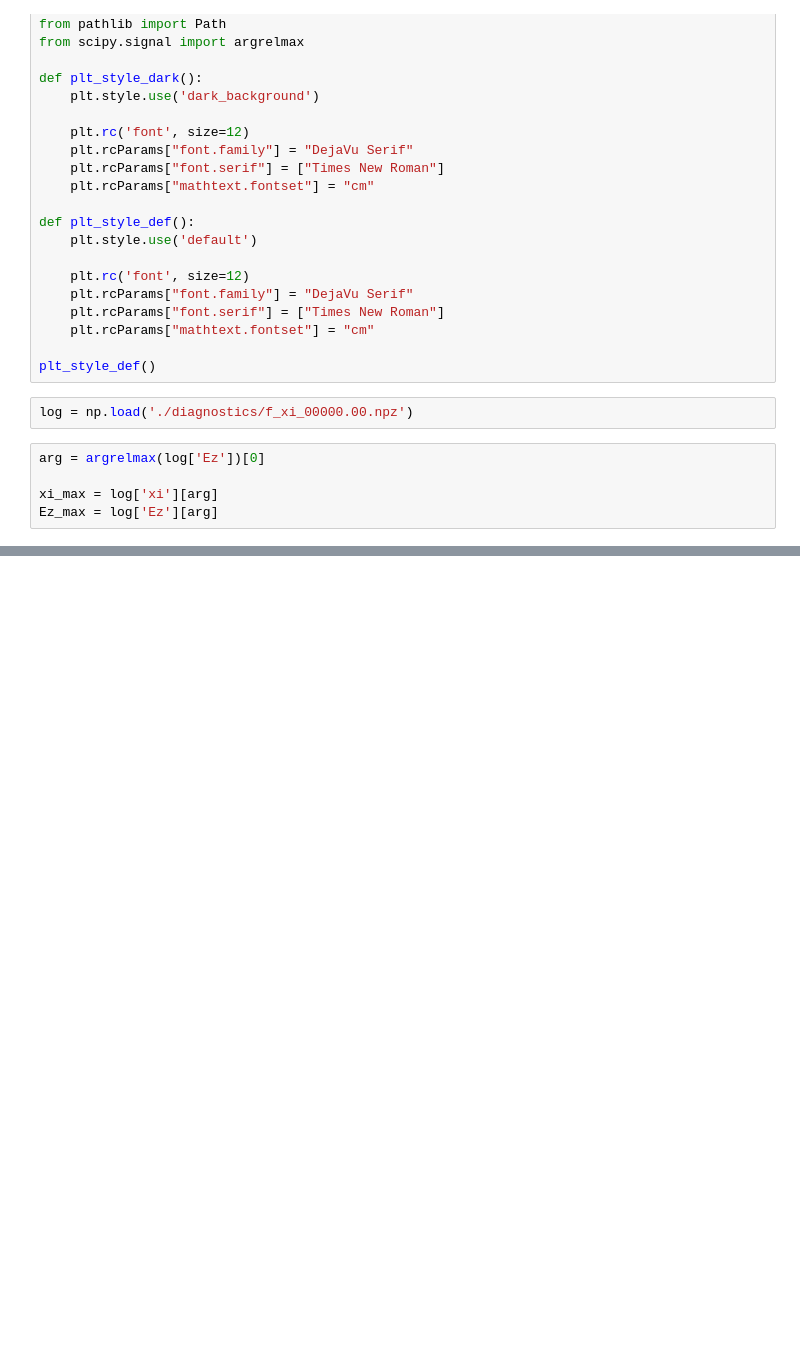
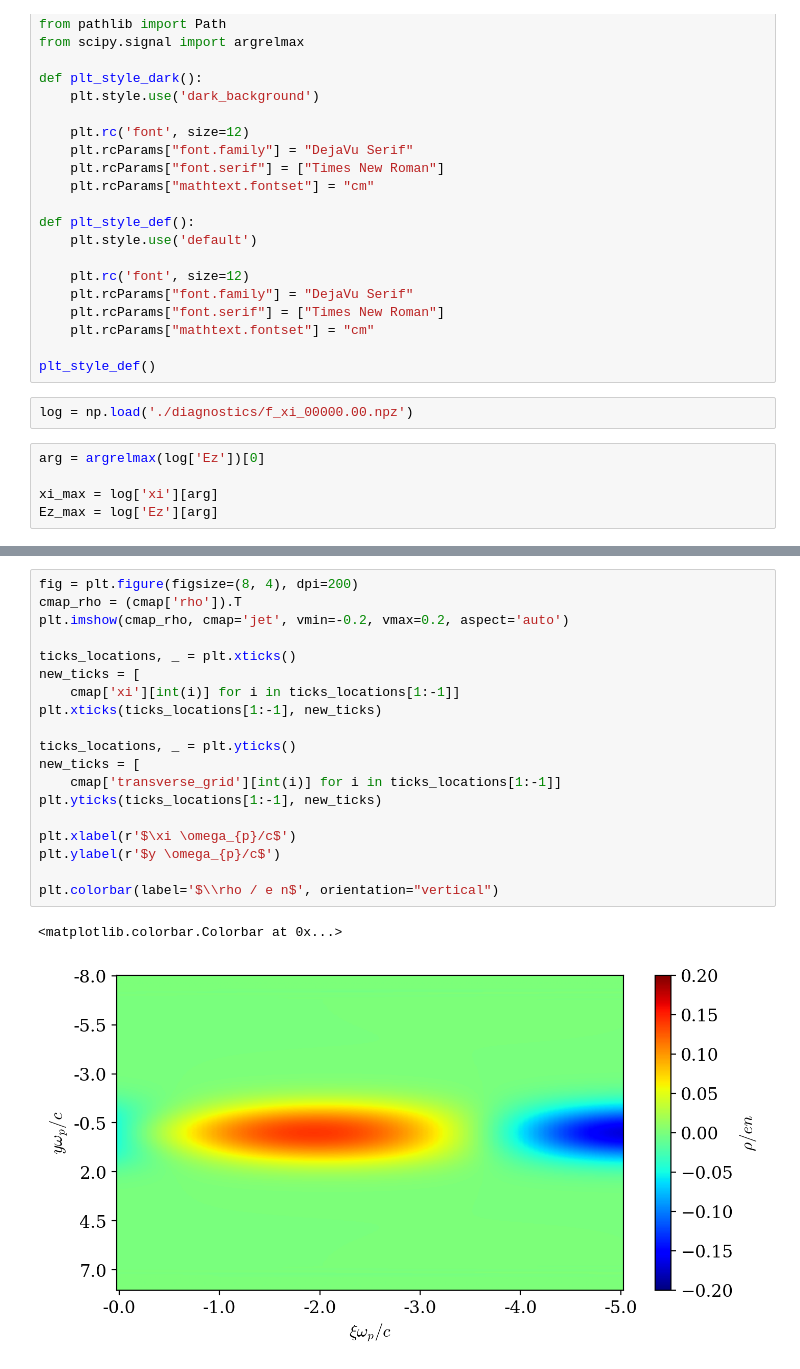
Before and after one commit to lcodePy-team/lcodePy, a Jupyter notebook: diag_proc.ipynb, the cells around one changed output, grey strips where cells are left out. Saved outputs shown, nothing was run; the diff lists cells and outputs as text; blank space fills up the shorter version.

```diff
--- a/diag_proc.ipynb
+++ b/diag_proc.ipynb
@@ -72,0 +87,22 @@ plt.colorbar(label='$E_z/E_0$', orientation="vertical")
+# %%
+fig = plt.figure(figsize=(8, 4), dpi=200)
+cmap_rho = (cmap['rho']).T
+plt.imshow(cmap_rho, cmap='jet', vmin=-0.2, vmax=0.2, aspect='auto')
+
+ticks_locations, _ = plt.xticks()
+new_ticks = [
+    cmap['xi'][int(i)] for i in ticks_locations[1:-1]]
+plt.xticks(ticks_locations[1:-1], new_ticks)
+
+ticks_locations, _ = plt.yticks()
+new_ticks = [
+    cmap['transverse_grid'][int(i)] for i in ticks_locations[1:-1]]
+plt.yticks(ticks_locations[1:-1], new_ticks)
+
+plt.xlabel(r'$\xi \omega_{p}/c$')
+plt.ylabel(r'$y \omega_{p}/c$')
+
+plt.colorbar(label='$\\rho / e n$', orientation="vertical")
+# %% [output]
+<matplotlib.colorbar.Colorbar at 0x...>
+[figure, added]
```
Also changed, not shown: parts of 6 cells of this notebook, 6 other files.
